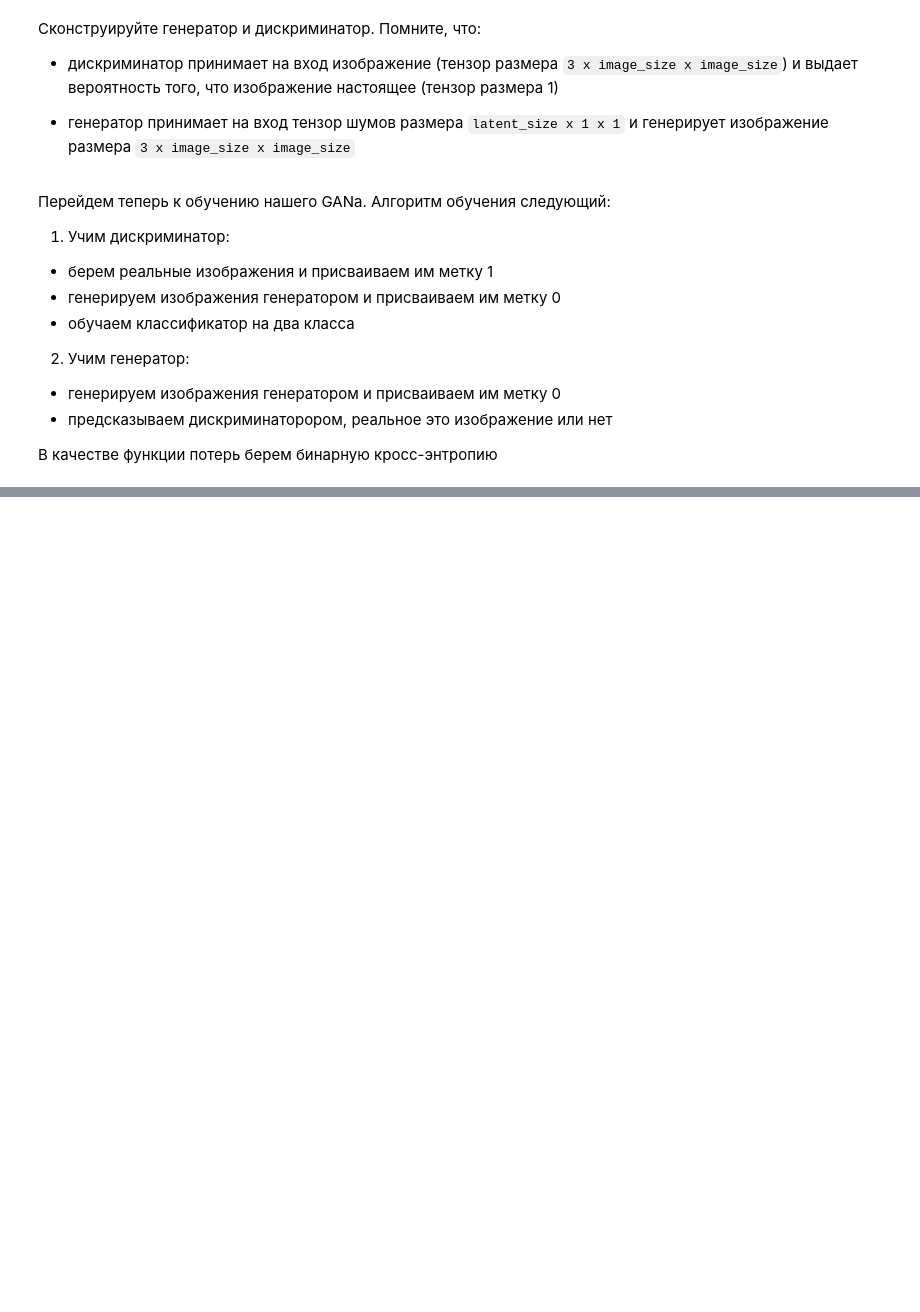
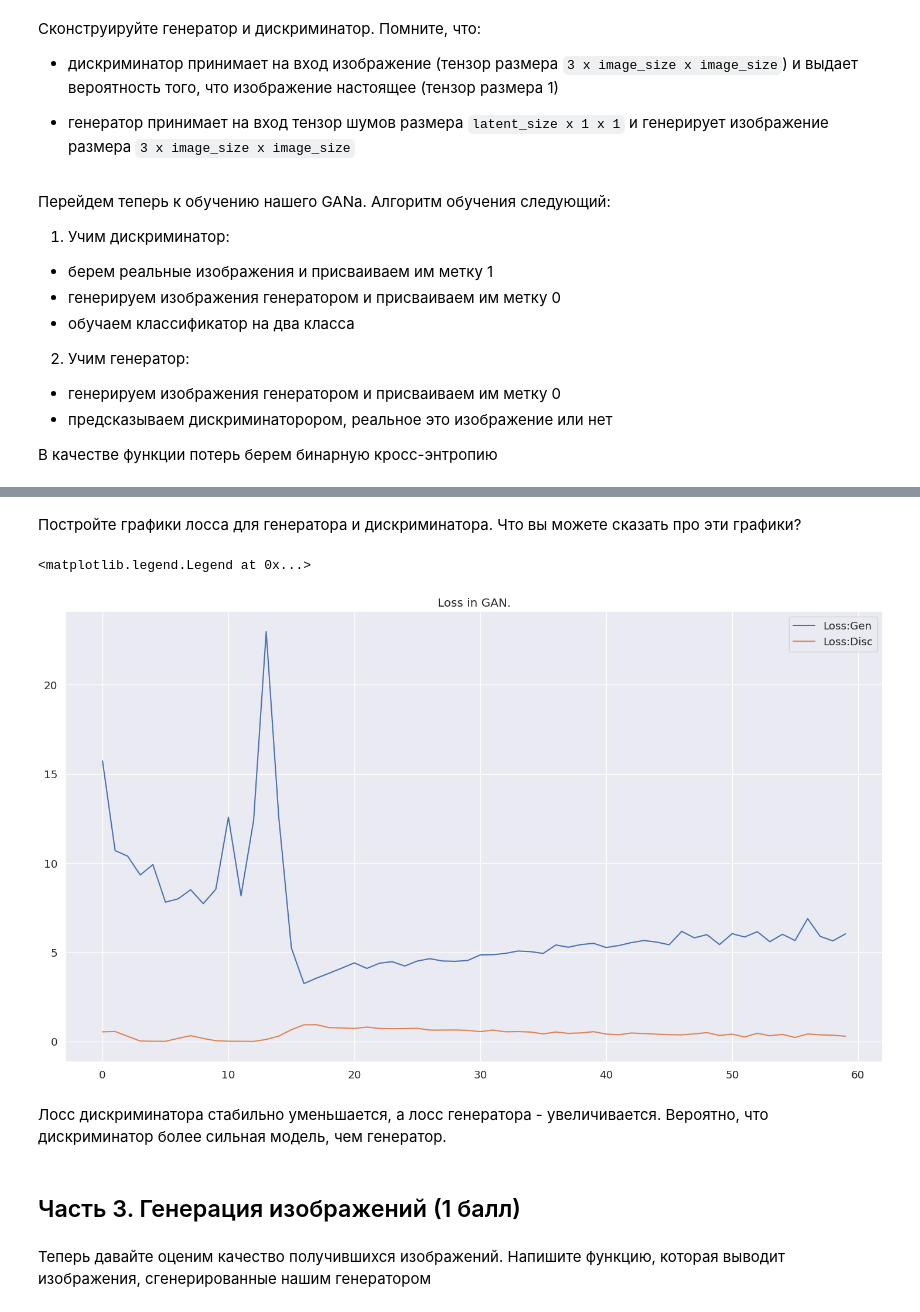
Before and after one commit to vasil-gr/DeepLearningSchool, a Jupyter notebook: DLS. HW8. GANs (Block 21).ipynb, the cells around one changed output, grey strips where cells are left out. Saved outputs shown, nothing was run; the diff lists cells and outputs as text; code cells hidden in the pictures; blank space fills up the shorter version.

```diff
--- a/DLS. HW8. GANs (Block 21).ipynb
+++ b/DLS. HW8. GANs (Block 21).ipynb
@@ -253,3 +253,5 @@ def fit(model, criterion, epochs, lr, start_idx=1):
             losses_g[-1], losses_d[-1], real_scores[-1], fake_scores[-1]))
 
     return losses_g, losses_d, real_scores, fake_scores
+# %%
+history = fit(model, criterion, 60, lr)
@@ -255,0 +272,20 @@ def fit(model, criterion, epochs, lr, start_idx=1):
+# %% [markdown]
+Постройте графики лосса для генератора и дискриминатора. Что вы можете сказать про эти графики?
+# %%
+loss_gen=history[0]
+loss_disc=history[1]
+# %%
+plt.figure(figsize=(18,10))
+plt.plot([float(i) for i in loss_gen],label='Loss:Gen')
+plt.plot([float(i) for i in loss_disc],label='Loss:Disc')
+plt.title("Loss in GAN.")
+plt.legend()
+# %% [output]
+<matplotlib.legend.Legend at 0x...>
+[figure, added]
+# %% [markdown]
+Лосс дискриминатора стабильно уменьшается, а лосс генератора - увеличивается. Вероятно, что дискриминатор более сильная модель, чем генератор.
+# %% [markdown]
+## Часть 3. Генерация изображений (1 балл)
+# %% [markdown]
+Теперь давайте оценим качество получившихся изображений. Напишите функцию, которая выводит изображения, сгенерированные нашим генератором
```
Also changed, not shown: parts of 23 cells of this notebook.
